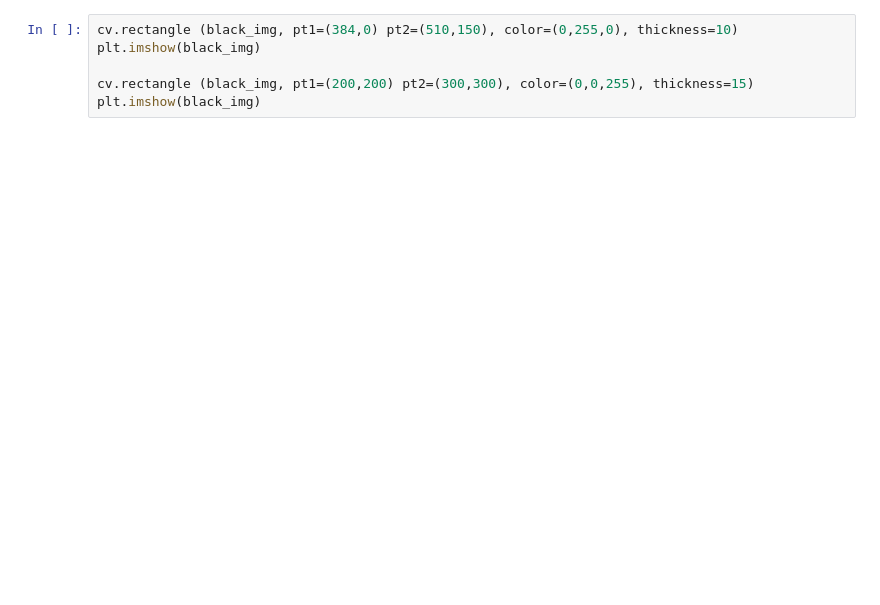
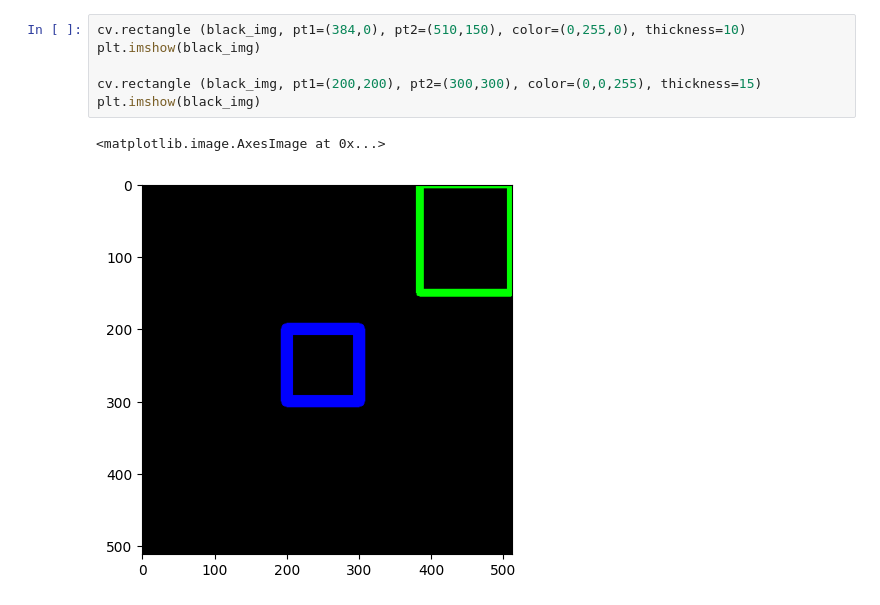
Before and after one commit to Raihandany/PCVK_Ganjil_2023, a Jupyter notebook: Week2_PCVK_2023.ipynb, the cells around one changed output. Cells and saved outputs as stored; diff of their text form; blank space fills up the shorter version.

```diff
--- a/Week2_PCVK_2023.ipynb
+++ b/Week2_PCVK_2023.ipynb
@@ -45,7 +74,10 @@ plt.imshow(black_img)
 # %%
-cv.rectangle (black_img, pt1=(384,0) pt2=(510,150), color=(0,255,0), thickness=10)
+cv.rectangle (black_img, pt1=(384,0), pt2=(510,150), color=(0,255,0), thickness=10)
 plt.imshow(black_img)
 
-cv.rectangle (black_img, pt1=(200,200) pt2=(300,300), color=(0,0,255), thickness=15)
+cv.rectangle (black_img, pt1=(200,200), pt2=(300,300), color=(0,0,255), thickness=15)
 plt.imshow(black_img)
+# %% [output]
+<matplotlib.image.AxesImage at 0x...>
+[figure, added]
 # %%
```
Also changed, not shown: parts of 17 cells of this notebook.
